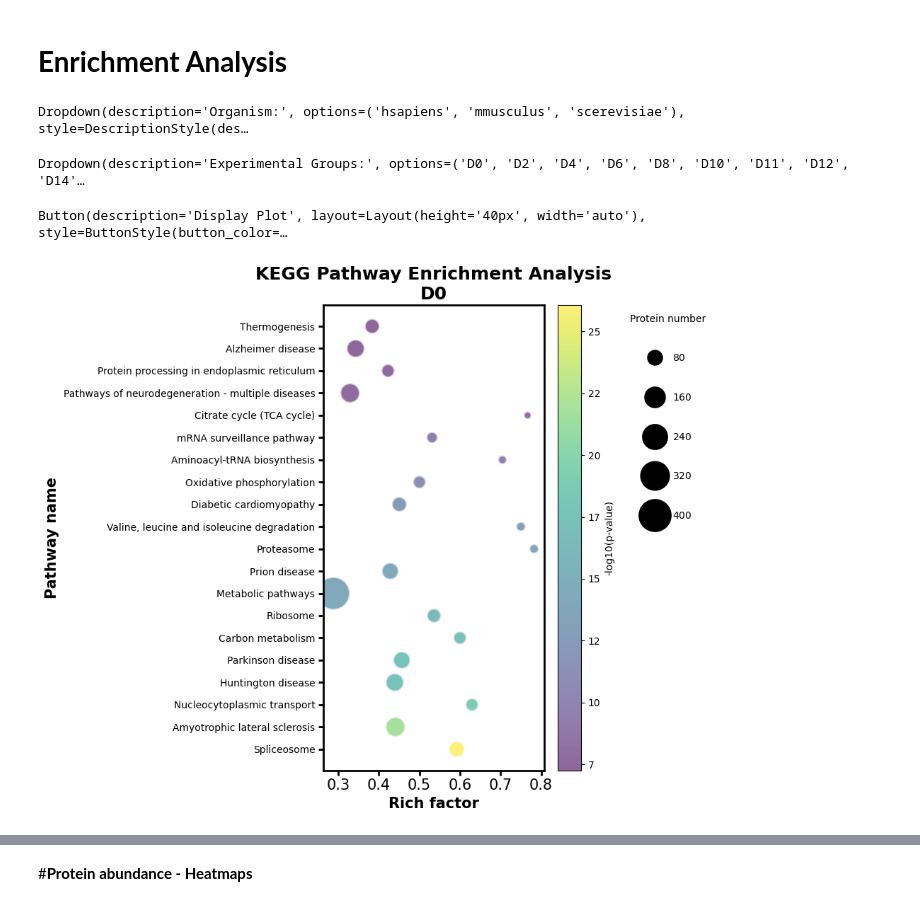
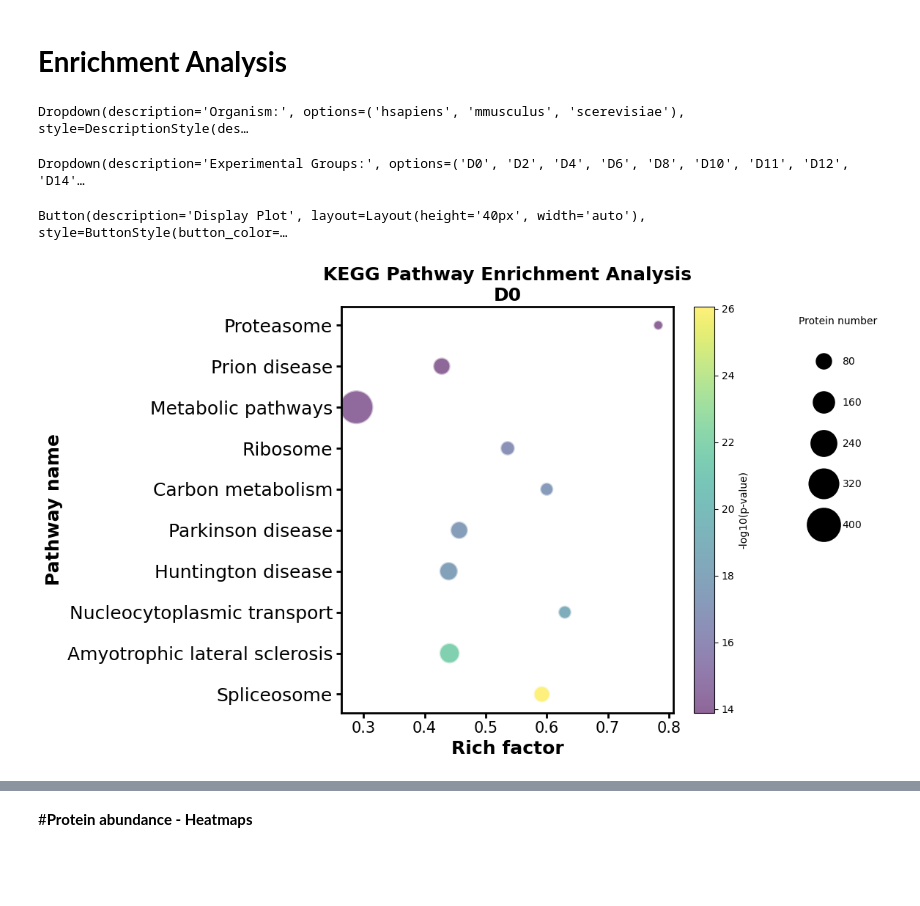
Before and after one commit to OmarArias-Gaguancela/QuickProt, a Jupyter notebook: QuickProt_DIA_DIA_NN_input.ipynb, the cells around one changed output, grey strips where cells are left out. Drawn from its saved outputs; the diff is of its cells as text; code cells hidden in the pictures; blank space fills up the shorter version.

```diff
--- a/QuickProt_DIA_DIA_NN_input.ipynb
+++ b/QuickProt_DIA_DIA_NN_input.ipynb
@@ -82,7 +82,6 @@ Packages were installed successfully.
 # **Preprocessing**
 # %%
 #@title **Data trimming: sample and group name selection**
-
 
 import pandas as pd
 from IPython.display import display
@@ -127,7 +126,10 @@ def on_button_click(b):
     selected_samples = [cb.description for cb in checkboxes if cb.value]
     filtered_df = df[df['Sample'].isin(selected_samples)].copy()
 
-    display(widgets.HTML("<h3>Shortening the name of your sample is recommended, especially when the sample’s name is long, making it visually easier to read in figures/plots.</h3>"))
+    display(widgets.HTML("""
+    <h3>It is advisable to shorten your sample’s name, particularly if it's lengthy, to make it easier to read in figures and plots.<br>
+    Do you want to rename your samples?</h3>
+    """))
 
     shorten_yes_button = widgets.Button(description="Yes", style={'font_weight': 'bold', 'button_color': '#4CAF50', 'font_size': '16px'}, layout=widgets.Layout(width='auto', height='40px'))
     shorten_no_button = widgets.Button(description="No", style={'font_weight': 'bold', 'button_color': '#F44336', 'font_size': '16px'}, layout=widgets.Layout(width='auto', height='40px'))
@@ -1717,29 +1719,30 @@ def perform_kegg_analysis(genes, organism):
 def plot_kegg_results(results, filename, group_name):
     kegg_results = results[results['source'] == 'KEGG']
     kegg_results['rich_factor'] = kegg_results['intersection_size'] / kegg_results['term_size']
-    kegg_results = kegg_results.nsmallest(20, 'p_value')
+    kegg_results = kegg_results.nsmallest(10, 'p_value')
 
     if not kegg_results.empty:
-        plt.figure(figsize=(10, 8))
+        plt.figure(figsize=(12, 7))
+        scale_factor = 2.5
         bubble = plt.scatter(
             kegg_results['rich_factor'],
             kegg_results['name'],
-            s=kegg_results['intersection_size'] * 2.5,
+            s=np.clip(kegg_results['intersection_size'] * scale_factor, a_min=10, a_max=None),
             c=-np.log10(kegg_results['p_value']),
             cmap='viridis',
             alpha=0.6,
             edgecolors="w",
             linewidth=2
         )
-
         cbar = plt.colorbar(bubble, label='-log10(p-value)')
         cbar.ax.yaxis.set_major_formatter(plt.FuncFormatter(lambda x, _: f'{int(x)}'))
 
-        plt.xlabel('Rich factor', fontweight='bold', fontsize=15)
-        plt.ylabel('Pathway name', fontweight='bold', fontsize=15)
+        plt.xlabel('Rich factor', fontweight='bold', fontsize=18)
+        plt.ylabel('Pathway name', fontweight='bold', fontsize=18)
         plt.title(f'KEGG Pathway Enrichment Analysis\n{group_name}', fontweight='bold', fontsize=18)
         plt.tick_params(axis='x', which='both', bottom=True, length=5, width=2, color='black')
         plt.tick_params(axis='y', which='both', left=True, length=5, width=2, color='black')
+        plt.yticks(fontsize=18)
         plt.xticks(fontsize=15)
         plt.grid(False)
         ax1 = plt.gca()
@@ -1747,7 +1750,7 @@ def plot_kegg_results(results, filename, group_name):
             spine.set_edgecolor('black')
             spine.set_linewidth(2)
 
-        handles, labels = bubble.legend_elements(prop="sizes", alpha=1, num=6, func=lambda s: s / 2.5)
+        handles, labels = bubble.legend_elements(prop="sizes", alpha=1, num=6, func=lambda s: s / scale_factor)
         legend2 = plt.legend(handles, labels, loc="upper left", bbox_to_anchor=(1.35, 1), title="Protein number", markerscale=1, labelspacing=3, frameon=False)
         plt.tight_layout()
         plt.savefig(f'PLOTS/{filename}_{group_name}.tiff', dpi=300, format='tiff')
@@ -1762,32 +1765,33 @@ group_dropdown = widgets.Dropdown(
 )
 
 organism_dropdown = widgets.Dropdown(
     options=['hsapiens', 'mmusculus', 'scerevisiae'],
     description='Organism:',
     style={'description_width': 'initial'}
 )
 
 plot_button = widgets.Button(
     description="Display Plot",
     style={'font_weight': 'bold', 'button_color': '#4CAF50', 'font_size': '16px'},
     layout=widgets.Layout(width='auto', height='40px')
 )
 
 def on_button_click(b):
     selected_group = group_dropdown.value
     group_genes = data[data['Experimental groups'] == selected_group]['Genes'].unique().tolist()
 
+
     group_genes = [gene for gene in group_genes if pd.notna(gene)]
 
     selected_organism = organism_dropdown.value
     significant_results = perform_kegg_analysis(group_genes, selected_organism)
     plot_kegg_results(significant_results, 'KEGG_enrichment', selected_group)
 
 plot_button.on_click(on_button_click)
 display(organism_dropdown, group_dropdown, plot_button)
 # %% [output]
 Dropdown(description='Organism:', options=('hsapiens', 'mmusculus', 'scerevisiae'), style=DescriptionStyle(des…
 Dropdown(description='Experimental Groups:', options=('D0', 'D2', 'D4', 'D6', 'D8', 'D10', 'D11', 'D12', 'D14'…
 Button(description='Display Plot', layout=Layout(height='40px', width='auto'), style=ButtonStyle(button_color=…
-[figure, old version]
+[figure, new version]
 # %%
```
Also changed, not shown: parts of 9 cells of this notebook.
